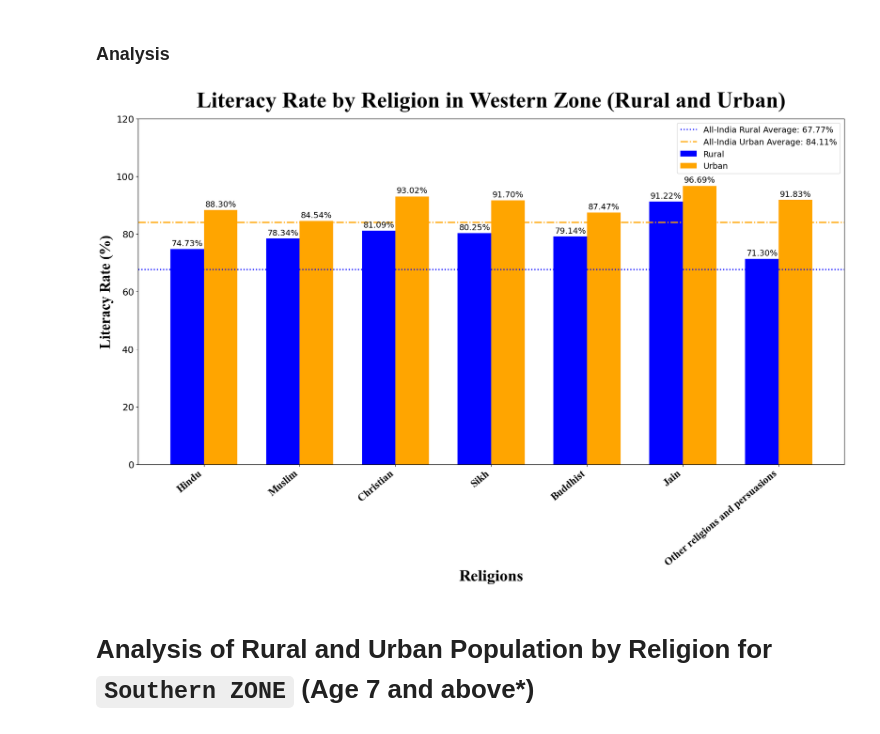
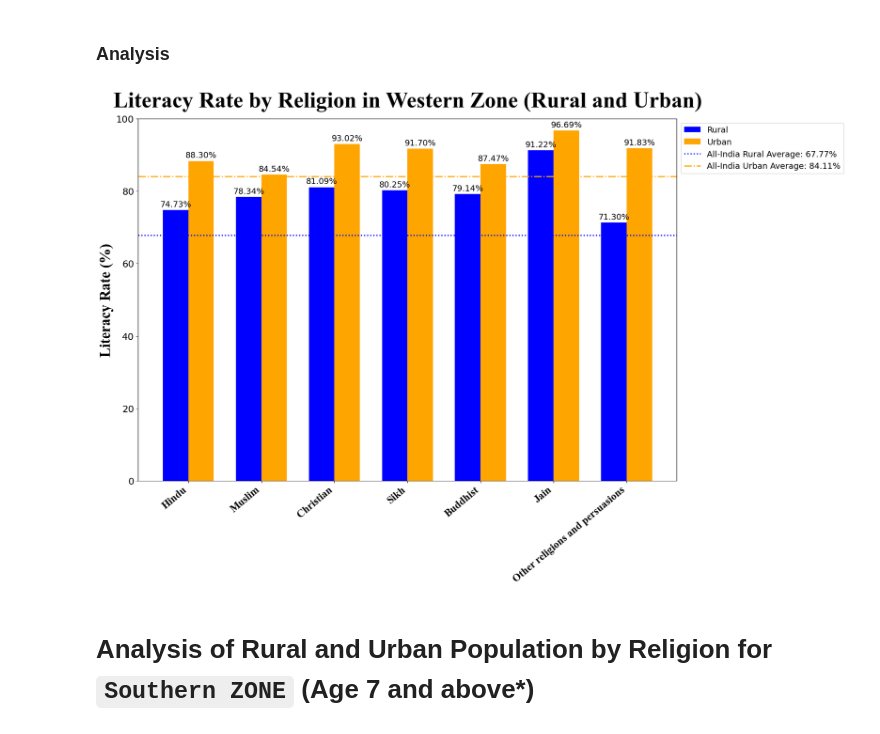
Before and after one commit to Shubham18024/Census_Analysis, a Jupyter notebook: Shubham18024/Zone_wise_comparison_L0102.ipynb, the cells around one changed output. Cells and saved outputs as stored; diff of their text form; code cells hidden in the pictures.

Commit message:
Minor changes , like legend position and yticks etc

```diff
--- a/Shubham18024/Zone_wise_comparison_L0102.ipynb
+++ b/Shubham18024/Zone_wise_comparison_L0102.ipynb
@@ -391,9 +390,6 @@ DataFrame saved to Eastern_Zone_Specific.csv
 # %% [markdown]
 ### Analysis
 # %%
-import numpy as np
-import matplotlib.pyplot as plt
-
 # List of religions
 religions = ['Hindu', 'Muslim', 'Christian', 'Sikh', 'Buddhist', 'Jain', 'Other religions and persuasions']
 
@@ -417,16 +413,15 @@ width = 0.35
 
 fig, ax = plt.subplots(figsize=(18, 12))
 
+# Add horizontal lines for all-India literacy rates with different patterns
+all_india_rural_line = ax.axhline(y=all_india_lit_rate_rural, color='blue', linestyle=':', linewidth=2, label=f'All-India Rural Average: {all_india_lit_rate_rural:.2f}%')
+all_india_urban_line = ax.axhline(y=all_india_lit_rate_urban, color='orange', linestyle='-.', linewidth=2, label=f'All-India Urban Average: {all_india_lit_rate_urban:.2f}%')
+
 # Add bars for rural and urban literacy rates
 bars1 = ax.bar(x - width/2, northern_lit_rates_rural, width, label='Rural', color='blue')
 bars2 = ax.bar(x + width/2, northern_lit_rates_urban, width, label='Urban', color='orange')
 
-# Add horizontal lines for all-India literacy rates with different patterns
-ax.axhline(y=all_india_lit_rate_rural, color='blue', linestyle=':', linewidth=2, label=f'All-India Rural Average: {all_india_lit_rate_rural:.2f}%')
-ax.axhline(y=all_india_lit_rate_urban, color='orange', linestyle='-.', linewidth=2, label=f'All-India Urban Average: {all_india_lit_rate_urban:.2f}%')
-
 # Add some text for labels, title, and custom x-axis tick labels, etc.
-ax.set_xlabel('Religions', fontsize=28, fontweight='bold', fontname="Times New Roman")
 ax.set_ylabel('Literacy Rate (%)', fontsize=25, fontweight='bold', fontname="Times New Roman")
 ax.set_title('Literacy Rate by Religion in Eastern Zone (Rural and Urban)', fontsize=38, fontweight='bold', fontname="Times New Roman", pad=20)
 ax.set_xticks(x)
@@ -435,11 +430,13 @@ ax.tick_params(axis='y', labelsize=16)
 ax.tick_params(axis='x', labelsize=18)
 
 # Adjust y-axis scale
-ax.set_ylim(0, 120)
-ax.set_yticks(np.arange(0, 121, 20))
+ax.set_ylim(0, 100)
+ax.set_yticks(np.arange(0, 101, 20))
 
 # Adjust legend to avoid overlap
-ax.legend(bbox_to_anchor=(1,1), fontsize=14)
+ax.legend([bars1, bars2, all_india_rural_line, all_india_urban_line],
+          ['Rural', 'Urban', f'All-India Rural Average: {all_india_lit_rate_rural:.2f}%', f'All-India Urban Average: {all_india_lit_rate_urban:.2f}%'],
+          loc="best", bbox_to_anchor=(1,1), fontsize=14)
 
 # Attach a text label above each bar, displaying its height
 def autolabel(bars):
@@ -534,9 +531,6 @@ DataFrame saved to Western_Zone_Specific.csv
 # %% [markdown]
 ### Analysis
 # %%
-import numpy as np
-import matplotlib.pyplot as plt
-
 # List of religions
 religions = ['Hindu', 'Muslim', 'Christian', 'Sikh', 'Buddhist', 'Jain', 'Other religions and persuasions']
 
@@ -560,48 +554,49 @@ width = 0.35
 
 fig, ax = plt.subplots(figsize=(18, 12))
 
+# Add horizontal lines for all-India literacy rates with different patterns
+all_india_rural_line = ax.axhline(y=all_india_lit_rate_rural, color='blue', linestyle=':', linewidth=2, label=f'All-India Rural Average: {all_india_lit_rate_rural:.2f}%')
+all_india_urban_line = ax.axhline(y=all_india_lit_rate_urban, color='orange', linestyle='-.', linewidth=2, label=f'All-India Urban Average: {all_india_lit_rate_urban:.2f}%')
+
 # Add bars for rural and urban literacy rates
 bars1 = ax.bar(x - width/2, northern_lit_rates_rural, width, label='Rural', color='blue')
 bars2 = ax.bar(x + width/2, northern_lit_rates_urban, width, label='Urban', color='orange')
 
-# Add horizontal lines for all-India literacy rates with different patterns
-ax.axhline(y=all_india_lit_rate_rural, color='blue', linestyle=':', linewidth=2, label=f'All-India Rural Average: {all_india_lit_rate_rural:.2f}%')
-ax.axhline(y=all_india_lit_rate_urban, color='orange', linestyle='-.', linewidth=2, label=f'All-India Urban Average: {all_india_lit_rate_urban:.2f}%')
-
 # Add some text for labels, title, and custom x-axis tick labels, etc.
-ax.set_xlabel('Religions', fontsize=28, fontweight='bold', fontname="Times New Roman")
 ax.set_ylabel('Literacy Rate (%)', fontsize=25, fontweight='bold', fontname="Times New Roman")
 ax.set_title('Literacy Rate by Religion in Western Zone (Rural and Urban)', fontsize=38, fontweight='bold', fontname="Times New Roman", pad=20)
 ax.set_xticks(x)
 ax.set_xticklabels(religions, rotation=40, ha='right', fontsize=14, fontweight='bold', fontname="Times New Roman")
 ax.tick_params(axis='y', labelsize=16)
 ax.tick_params(axis='x', labelsize=18)
 
 # Adjust y-axis scale
-ax.set_ylim(0, 120)
-ax.set_yticks(np.arange(0, 121, 20))
+ax.set_ylim(0, 100)
+ax.set_yticks(np.arange(0, 101, 20))
 
 # Adjust legend to avoid overlap
-ax.legend(bbox_to_anchor=(1,1), fontsize=14)
+ax.legend([bars1, bars2, all_india_rural_line, all_india_urban_line],
+          ['Rural', 'Urban', f'All-India Rural Average: {all_india_lit_rate_rural:.2f}%', f'All-India Urban Average: {all_india_lit_rate_urban:.2f}%'],
+          loc="best", bbox_to_anchor=(1,1), fontsize=14)
 
 # Attach a text label above each bar, displaying its height
 def autolabel(bars):
     for bar in bars:
         height = bar.get_height()
         ax.annotate(f'{height:.2f}%',
                     xy=(bar.get_x() + bar.get_width() / 2, height),
                     xytext=(0, 3),  # 3 points vertical offset
                     textcoords="offset points",
                     ha='center', va='bottom', fontsize=14)
 
 autolabel(bars1)
 autolabel(bars2)
 
 fig.tight_layout()
 
 plt.show()
 # %% [output]
-[figure, old version]
+[figure, new version]
 # %% [markdown]
 # Analysis of Rural and Urban Population by Religion for `Southern ZONE` (Age 7 and above*)
 # %%
```
Also changed, not shown: parts of 5 cells of this notebook.
